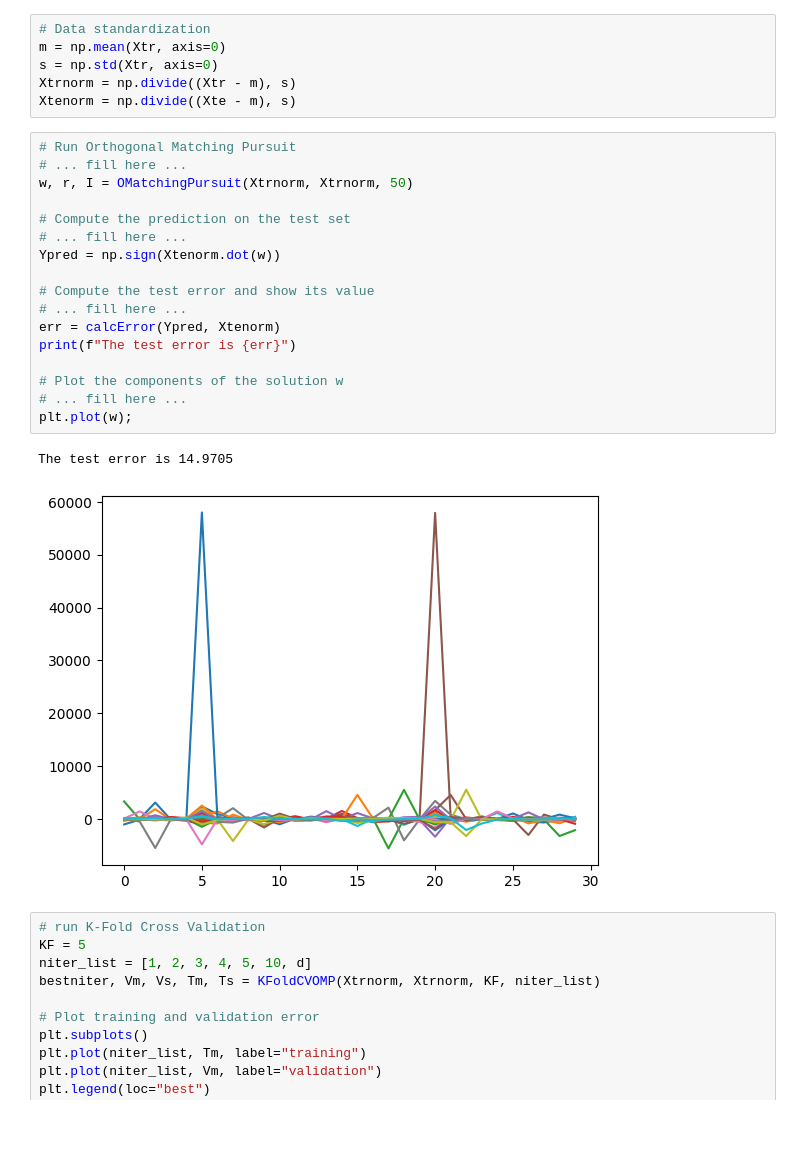
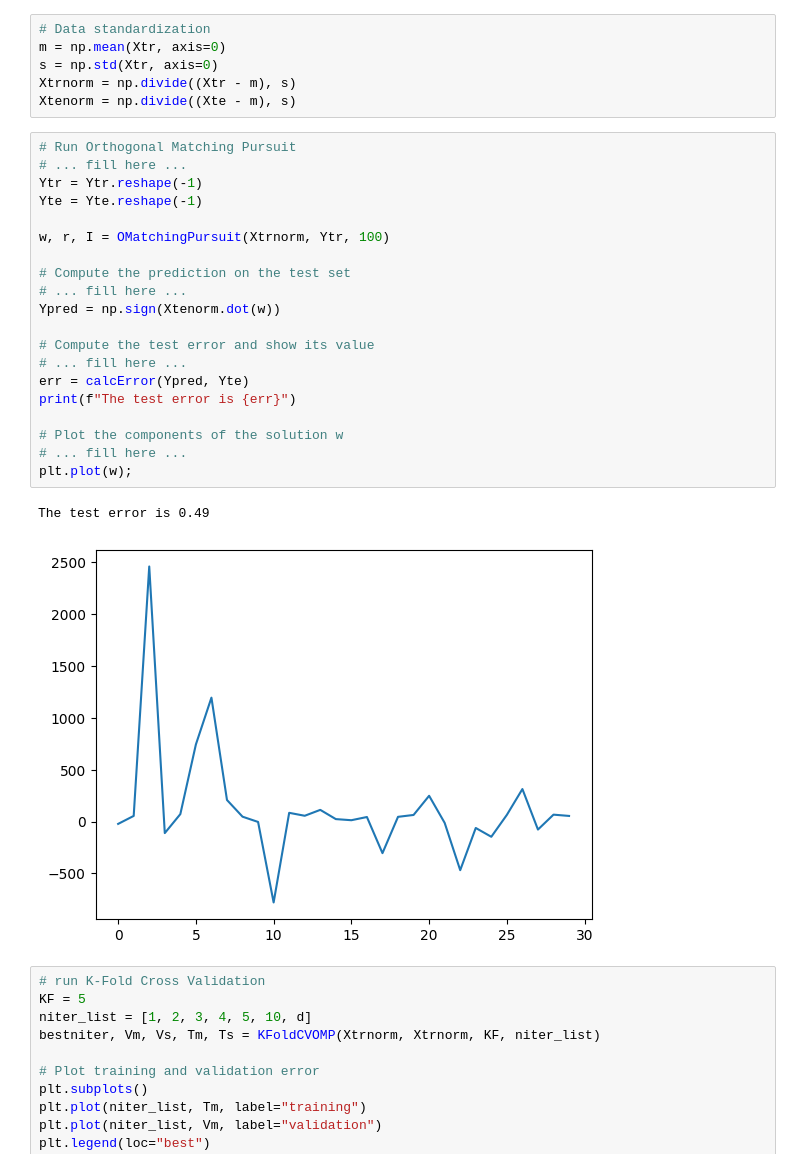
Before and after one commit to girofex/Machine-Learning-Algorithms, a Jupyter notebook: Lab7-OMP.ipynb, the cells around one changed output. Drawn from its saved outputs; the diff is of its cells as text; blank space fills up the shorter version.

```diff
--- a/Lab7-OMP.ipynb
+++ b/Lab7-OMP.ipynb
@@ -222,23 +223,26 @@ Xtenorm = np.divide((Xte - m), s)
 # %%
 # Run Orthogonal Matching Pursuit
 # ... fill here ...
-w, r, I = OMatchingPursuit(Xtrnorm, Xtrnorm, 50)
+Ytr = Ytr.reshape(-1)
+Yte = Yte.reshape(-1)
+
+w, r, I = OMatchingPursuit(Xtrnorm, Ytr, 100)
 
 # Compute the prediction on the test set
 # ... fill here ...
 Ypred = np.sign(Xtenorm.dot(w))
 
 # Compute the test error and show its value
 # ... fill here ...
-err = calcError(Ypred, Xtenorm)
+err = calcError(Ypred, Yte)
 print(f"The test error is {err}")
 
 # Plot the components of the solution w
 # ... fill here ...
 plt.plot(w);
 # %% [output]
-The test error is 14.9705
+The test error is 0.49
-[figure, old version]
+[figure, new version]
 # %%
 # run K-Fold Cross Validation
 KF = 5
```
Also changed, not shown: parts of 4 cells of this notebook.
